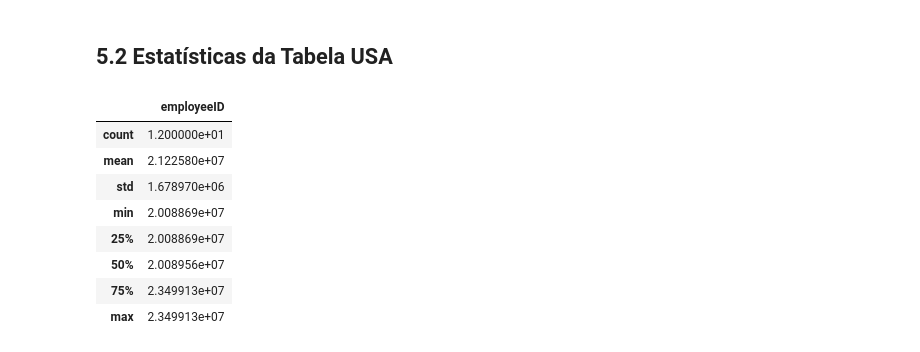
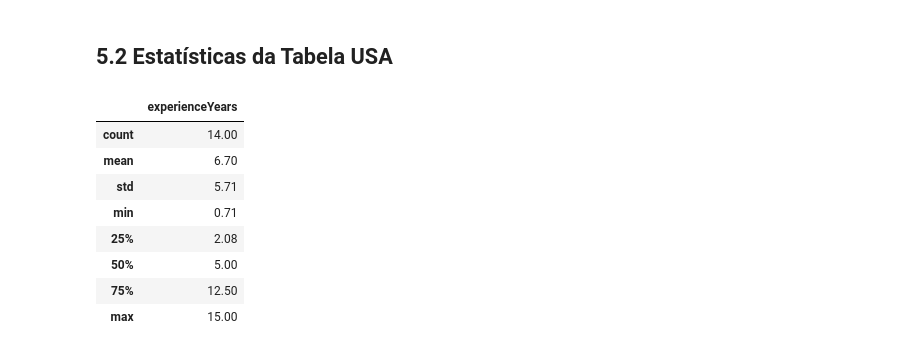
Before and after one commit to Technical-Debt-Large-Scale/tdmls, a Jupyter notebook: Analise das Tabelas dos Sites envolvidos.ipynb, the cells around one changed output. Drawn from its saved outputs; the diff is of its cells as text; code cells hidden in the pictures.

```diff
--- a/Analise das Tabelas dos Sites envolvidos.ipynb
+++ b/Analise das Tabelas dos Sites envolvidos.ipynb
@@ -256,6 +295,10 @@ dtypes: float64(1), object(6)
 memory usage: 864.0+ bytes
 # %% [markdown]
 ## 5.1 Amostra de Dados
+# %%
+df_usa_team = content_comma_to_float(df_usa_team, 'experienceYears')
+# %%
+df_usa_team = convert_int_to_string(df_usa_team, 'employeeID')
 # %%
 df_usa_team.head(10)
 # %% [output]
@@ -282,14 +325,14 @@ len(df_usa_team.taskID.unique())
 # %% [markdown]
 ## 5.2 Estatísticas da Tabela USA
 # %%
-df_usa_team.describe()
+df_usa_team.describe().round(2)
 # %% [output]
-|  | employeeID |
-| count | 1.200000e+01 |
-| mean | 2.122580e+07 |
-| std | 1.678970e+06 |
-| min | 2.008869e+07 |
-| 25% | 2.008869e+07 |
-| 50% | 2.008956e+07 |
-| 75% | 2.349913e+07 |
-| max | 2.349913e+07 |
+|  | experienceYears |
+| count | 14.00 |
+| mean | 6.70 |
+| std | 5.71 |
+| min | 0.71 |
+| 25% | 2.08 |
+| 50% | 5.00 |
+| 75% | 12.50 |
+| max | 15.00 |
```
Also changed, not shown: parts of 19 cells of this notebook, 3 other files.
